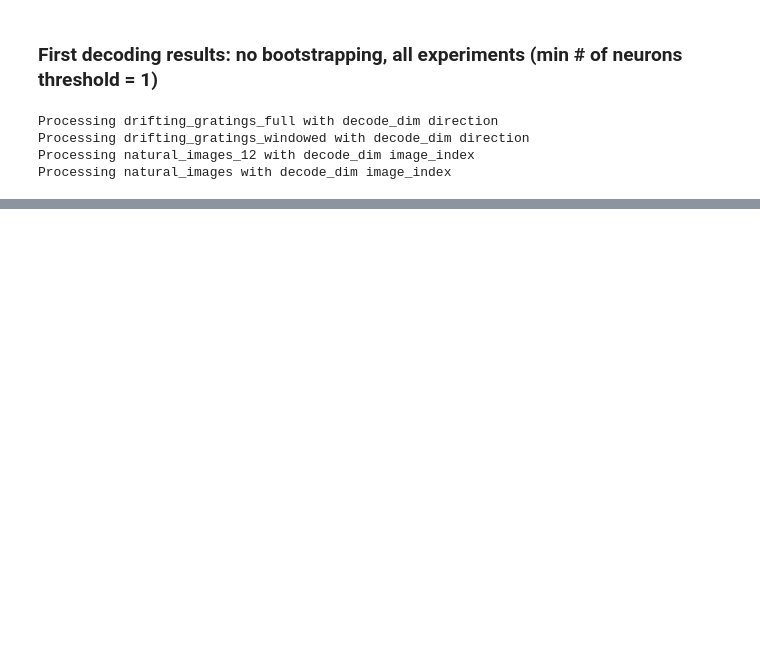
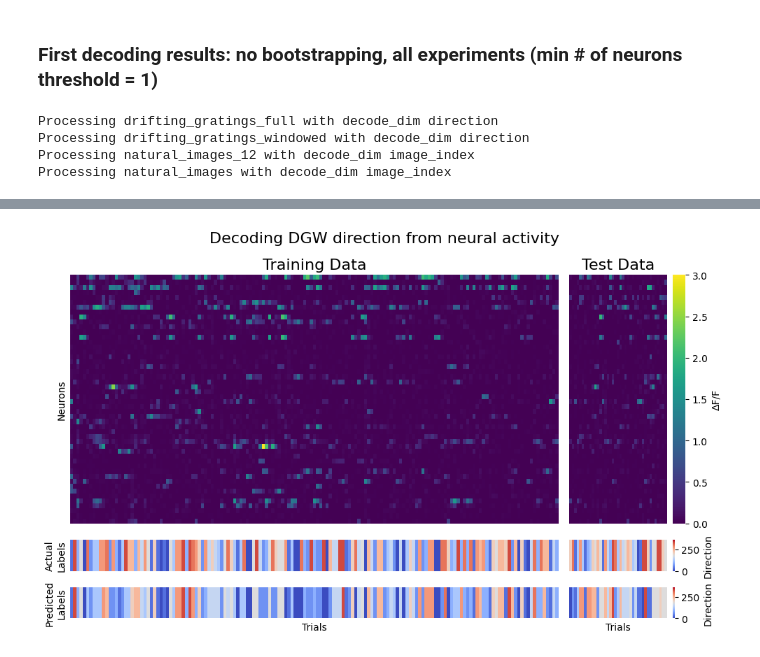
Before and after one commit to sherafatia/v1dd-public, a Jupyter notebook: notebooks/v1dd_figure2_new.ipynb, the cells around one changed output, grey strips where cells are left out. Cells and saved outputs as stored; diff of their text form; code cells hidden in the pictures; blank space fills up the shorter version.

```diff
--- a/notebooks/v1dd_figure2_new.ipynb
+++ b/notebooks/v1dd_figure2_new.ipynb
@@ -291,0 +449,95 @@ shuf_means
+# %%
+x_data = decoding.get_X_data(session, plane, "drifting_gratings_windowed") # T x N
+y_data = decoding.get_Y_data(session, plane, "drifting_gratings_windowed", decode_dim="direction")
+
+n1 = int(0.8 * x_data.shape[0])  # 80% of the data for training
+x_train = x_data[:n1, :]
+y_train = y_data[:n1]
+x_test = x_data[n1:, :]
+y_test = y_data[n1:]
+
+knn, best_k = decoding.knn_cross_validation(15, "correlation", x_data, y_data)
+knn.fit(x_train, y_train)
+y_pred_train = knn.predict(x_train)
+y_pred_test = knn.predict(x_test)
+# %%
+fig, axs = plt.subplots(3, 2, figsize=(10, 6), gridspec_kw={'height_ratios': [8, 1, 1], 'width_ratios': [4, 1]})
+
+n1 = int(0.8 * len(y_data))
+
+# plot subset of x_data (training data)
+sns.heatmap(x_train.T[:50],
+            ax=axs[0][0],
+            cmap='viridis',
+            cbar_kws={'label': 'ΔF/F'},
+            xticklabels=False,
+            yticklabels=False,
+            vmin=0, vmax=3.0,
+            cbar=False,
+            )
+axs[0][0].set_title('Training Data', fontsize=16)
+axs[0][0].set_ylabel('Neurons')
+
+# plot actual labels for training data
+sns.heatmap(y_train.reshape(1, -1),
+            ax=axs[1][0],
+            cmap='coolwarm',
+            cbar_kws={'label': 'Direction'},
+            xticklabels=False,
+            yticklabels=False,
+            vmin=0, vmax=360,
+            cbar=False,
+            )
+axs[1][0].set_ylabel('Actual\nLabels')
+
+# plot predictions on training data
+sns.heatmap(y_pred_train.reshape(1, -1),
+            ax=axs[2][0],
+            cmap='coolwarm',
+            cbar_kws={'label': 'Direction'},
+            xticklabels=False,
+            yticklabels=False,
+            vmin=0, vmax=360,
+            cbar=False,
+            )
+axs[2][0].set_xlabel('Trials')
+axs[2][0].set_ylabel('Predicted\nLabels')
+
+
+# plot subset of x_data (test data)
+sns.heatmap(x_test.T[:50],
+            ax=axs[0][1],
+            cmap='viridis',
+            cbar_kws={'label': 'ΔF/F'},
+            xticklabels=False,
+            yticklabels=False,
+            vmin=0, vmax=3.0
+            )
+axs[0][1].set_title('Test Data', fontsize=16)
+
+# plot actual labels for test data
+sns.heatmap(y_test.reshape(1, -1),
+            ax=axs[1][1],
+            cmap='coolwarm',
+            cbar_kws={'label': 'Direction'},
+            xticklabels=False,
+            yticklabels=False,
+            vmin=0, vmax=360,
+            )
+
+# plot predictions on test data
+sns.heatmap(y_pred_test.reshape(1, -1),
+            ax=axs[2][1],
+            cmap='coolwarm',
+            cbar_kws={'label': 'Direction'},
+            xticklabels=False,
+            yticklabels=False,
+            vmin=0, vmax=360,
+            )
+axs[2][1].set_xlabel('Trials')
+
+fig.suptitle("Decoding DGW direction from neural activity", fontsize=16)
+plt.tight_layout()
+plt.savefig(os.path.join(ARTIFACT_DIR, 'decoding_analyses', f'dgw_decoding_example_{mouse_id}_{col_vol_str}_{plane_name}.svg'), dpi=300)
+# %% [output]
+[figure, added]
```
Also changed, not shown: parts of 13 cells of this notebook, 4 other files.
